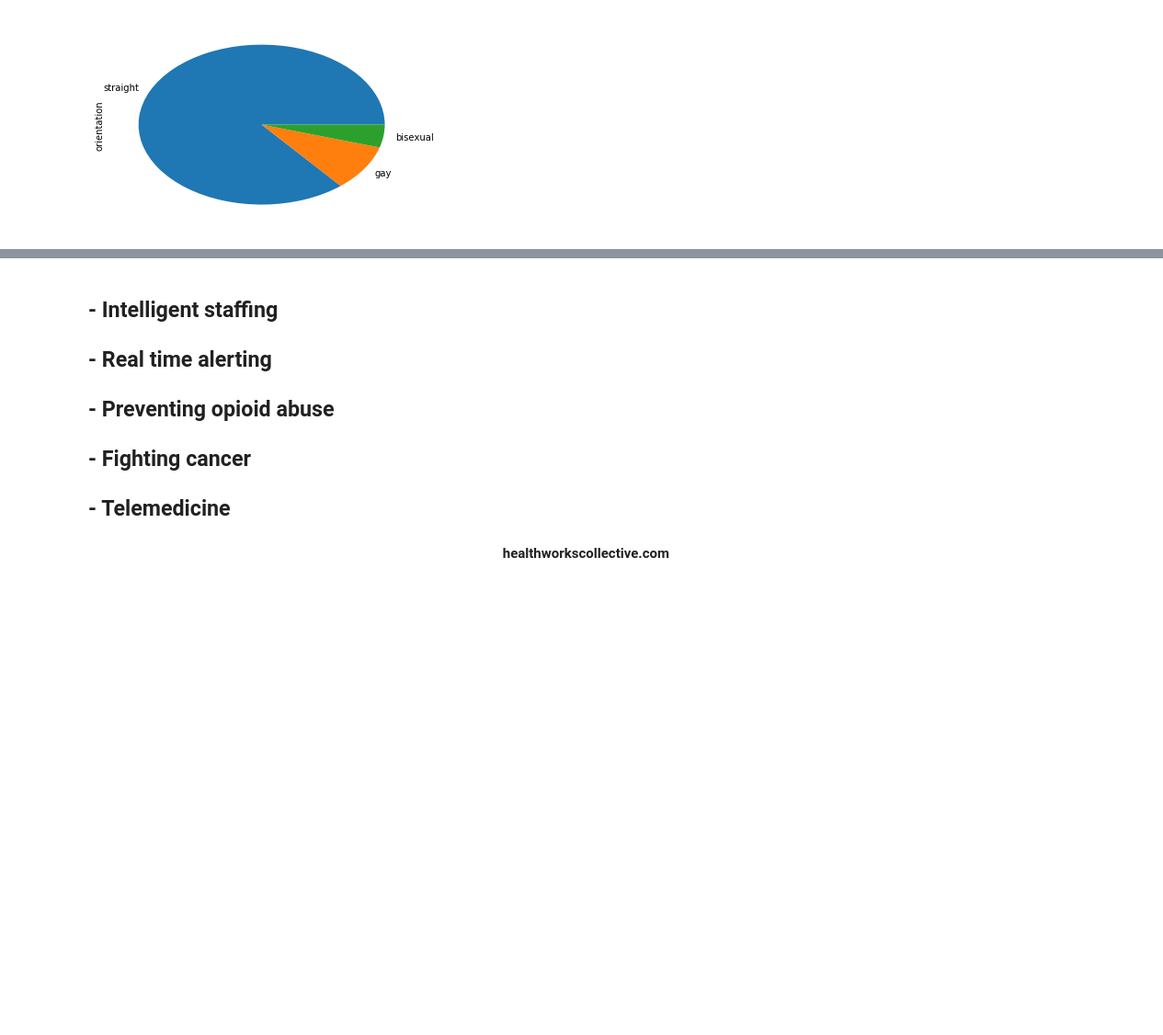
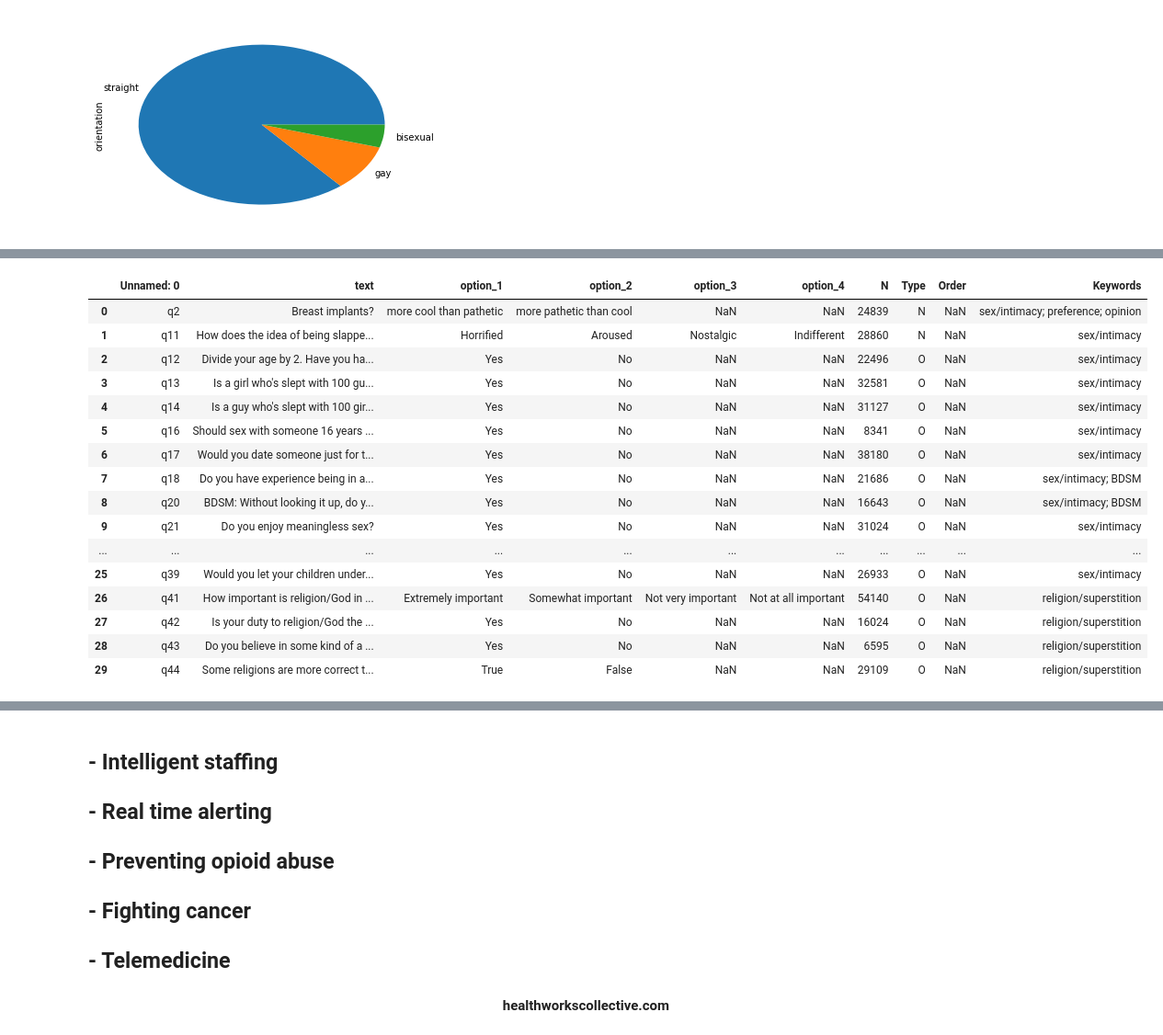
Before and after one commit to marcoag/hacking-online-dating, a Jupyter notebook: Data Science Workshop - Upcode Academy.ipynb, the cells around one changed output, grey strips where cells are left out. Shown at 92% size. Cells and saved outputs as stored; diff of their text form; code cells hidden in the pictures; blank space fills up the shorter version.

```diff
--- a/Data Science Workshop - Upcode Academy.ipynb
+++ b/Data Science Workshop - Upcode Academy.ipynb
@@ -154,0 +699,22 @@ data['height'].plot
+# %%
+questions = pd.read_csv('data/question_data.csv', sep=';')
+# %%
+questions.head(30)
+# %% [output]
+|  | Unnamed: 0 | text | option_1 | option_2 | option_3 | option_4 | N | Type | Order | Keywords |
+| 0 | q2 | Breast implants? | more cool than pathetic | more pathetic than cool | NaN | NaN | 24839 | N | NaN | sex/intimacy; preference; opinion |
+| 1 | q11 | How does the idea of being slappe... | Horrified | Aroused | Nostalgic | Indifferent | 28860 | N | NaN | sex/intimacy |
+| 2 | q12 | Divide your age by 2. Have you ha... | Yes | No | NaN | NaN | 22496 | O | NaN | sex/intimacy |
+| 3 | q13 | Is a girl who's slept with 100 gu... | Yes | No | NaN | NaN | 32581 | O | NaN | sex/intimacy |
+| 4 | q14 | Is a guy who's slept with 100 gir... | Yes | No | NaN | NaN | 31127 | O | NaN | sex/intimacy |
+| 5 | q16 | Should sex with someone 16 years ... | Yes | No | NaN | NaN | 8341 | O | NaN | sex/intimacy |
+| 6 | q17 | Would you date someone just for t... | Yes | No | NaN | NaN | 38180 | O | NaN | sex/intimacy |
+| 7 | q18 | Do you have experience being in a... | Yes | No | NaN | NaN | 21686 | O | NaN | sex/intimacy; BDSM |
+| 8 | q20 | BDSM: Without looking it up, do y... | Yes | No | NaN | NaN | 16643 | O | NaN | sex/intimacy; BDSM |
+| 9 | q21 | Do you enjoy meaningless sex? | Yes | No | NaN | NaN | 31024 | O | NaN | sex/intimacy |
+| ... | ... | ... | ... | ... | ... | ... | ... | ... | ... | ... |
+| 25 | q39 | Would you let your children under... | Yes | No | NaN | NaN | 26933 | O | NaN | sex/intimacy |
+| 26 | q41 | How important is religion/God in ... | Extremely important | Somewhat important | Not very important | Not at all important | 54140 | O | NaN | religion/superstition |
+| 27 | q42 | Is your duty to religion/God the ... | Yes | No | NaN | NaN | 16024 | O | NaN | religion/superstition |
+| 28 | q43 | Do you believe in some kind of a ... | Yes | No | NaN | NaN | 6595 | O | NaN | religion/superstition |
+| 29 | q44 | Some religions are more correct t... | True | False | NaN | NaN | 29109 | O | NaN | religion/superstition |
```
Also changed, not shown: parts of 79 cells of this notebook, 13 other files.
